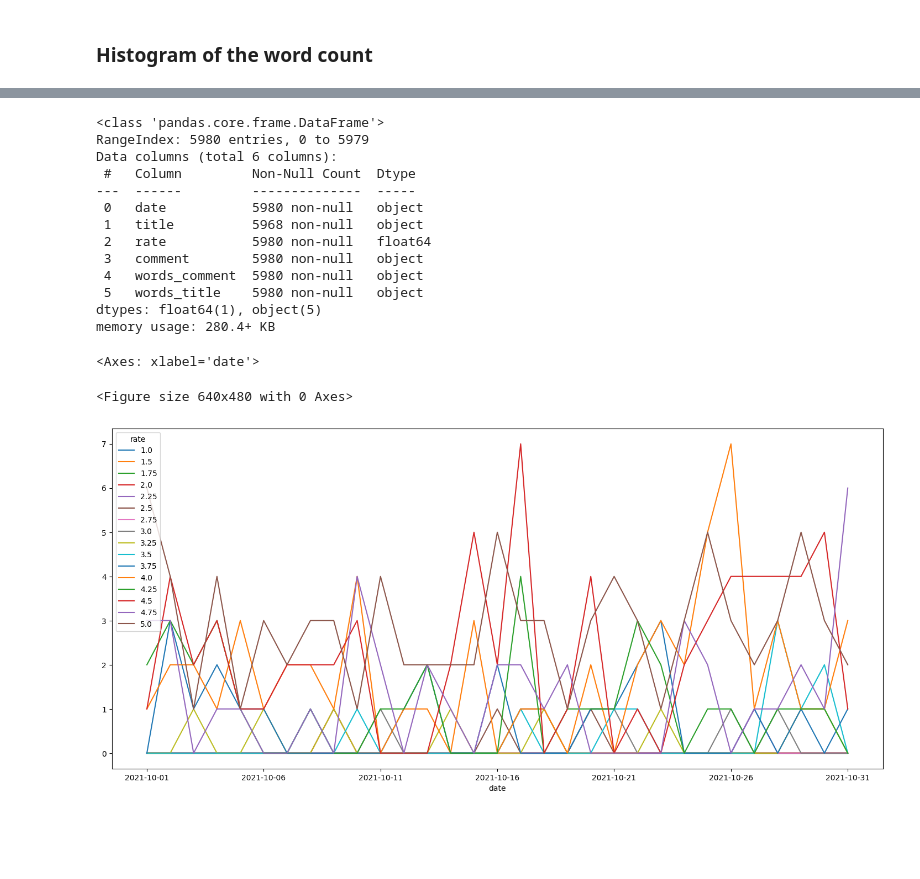
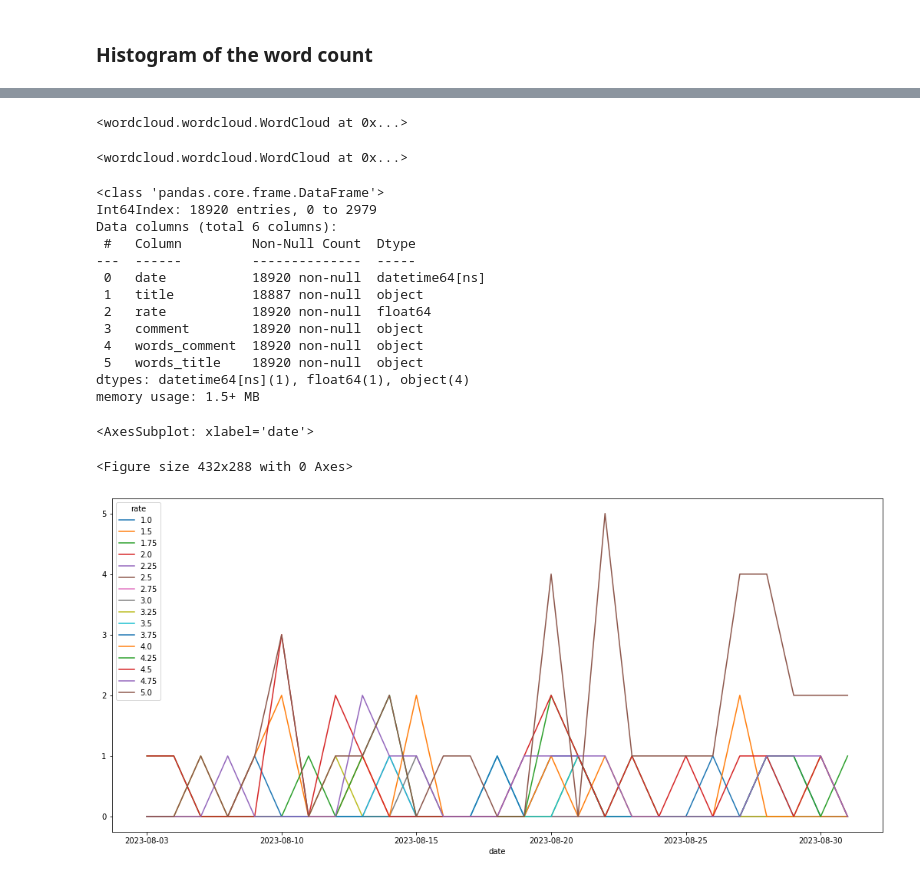
Before and after one commit to kaneda05/Scraping, a Jupyter notebook: moving/project1/analiysis1.ipynb, the cells around one changed output, grey strips where cells are left out. Saved outputs shown, nothing was run; the diff lists cells and outputs as text; code cells hidden in the pictures; blank space fills up the shorter version.

```diff
--- a/moving/project1/analiysis1.ipynb
+++ b/moving/project1/analiysis1.ipynb
@@ -41,21 +105,0 @@ Requirement already satisfied: unidic-lite in /usr/local/lib/python3.10/dist-pac
-# %%
-def tokenize(text):
-    # Nodeオブジェクト
-    node = tagger.parseToNode(text)
-    # 品詞分解
-    tokens_list = []
-
-    # ループで品詞分解結果をそれぞれ取得
-    while node:
-        # BOS/EOS以外の結果をAppend
-        if node.surface != "":
-            tokens_list.append(node.surface)
-        # 次の単語へ更新
-        node = node.next
-
-    return tokens_list
-
-text   = "日本の首都は東京です。"
-
-# 関数実行
-tokenize(df["comment"][0])
@@ -80 +108,3 @@ tokenize(df["comment"][0])
+# %%
+df = pd.read_csv("csvfile/concat_moving.csv")
 # %% [markdown]
@@ -222,6 +242,8 @@ npt_title.wordcloud(
     mask_file=None,
     save=True
 )
+# %% [output]
+<wordcloud.wordcloud.WordCloud at 0x...>
 # %%
 npt_comment.wordcloud(
     stopwords=stopwords,
@@ -233,6 +255,8 @@ npt_comment.wordcloud(
     mask_file=None,
     save=True
 )
+# %% [output]
+<wordcloud.wordcloud.WordCloud at 0x...>
 # %%
 import numpy as np
 import matplotlib.pyplot as plt
@@ -242,30 +266,30 @@ import datetime as dt
 df.info()
 # %% [output]
 <class 'pandas.core.frame.DataFrame'>
-RangeIndex: 5980 entries, 0 to 5979
+Int64Index: 18920 entries, 0 to 2979
 Data columns (total 6 columns):
  #   Column         Non-Null Count  Dtype
 ---  ------         --------------  -----
- 0   date           5980 non-null   object
- 1   title          5968 non-null   object
- 2   rate           5980 non-null   float64
- 3   comment        5980 non-null   object
- 4   words_comment  5980 non-null   object
- 5   words_title    5980 non-null   object
-dtypes: float64(1), object(5)
-memory usage: 280.4+ KB
+ 0   date           18920 non-null  datetime64[ns]
+ 1   title          18887 non-null  object
+ 2   rate           18920 non-null  float64
+ 3   comment        18920 non-null  object
+ 4   words_comment  18920 non-null  object
+ 5   words_title    18920 non-null  object
+dtypes: datetime64[ns](1), float64(1), object(4)
+memory usage: 1.5+ MB
 # %%
 df_score = df[["date", "rate"]]
 df_score = pd.crosstab(df["date"], df["rate"], dropna=False)
 #df_score = df_score.resample('D').sum()
 
-date_start = "2021-10-01"
-date_end   = "2021-10-31"
+date_start = "2023-08-01"
+date_end   = "2023-08-31"
 
 df_score_ex = df_score[date_start:date_end]
 plt.figure()
 df_score_ex.plot(figsize=(18,8))
 # %% [output]
-<Axes: xlabel='date'>
+<AxesSubplot: xlabel='date'>
-<Figure size 640x480 with 0 Axes>
+<Figure size 432x288 with 0 Axes>
-[figure, old version]
+[figure, new version]
```
Also changed, not shown: parts of 19 cells of this notebook, 28 other files.
